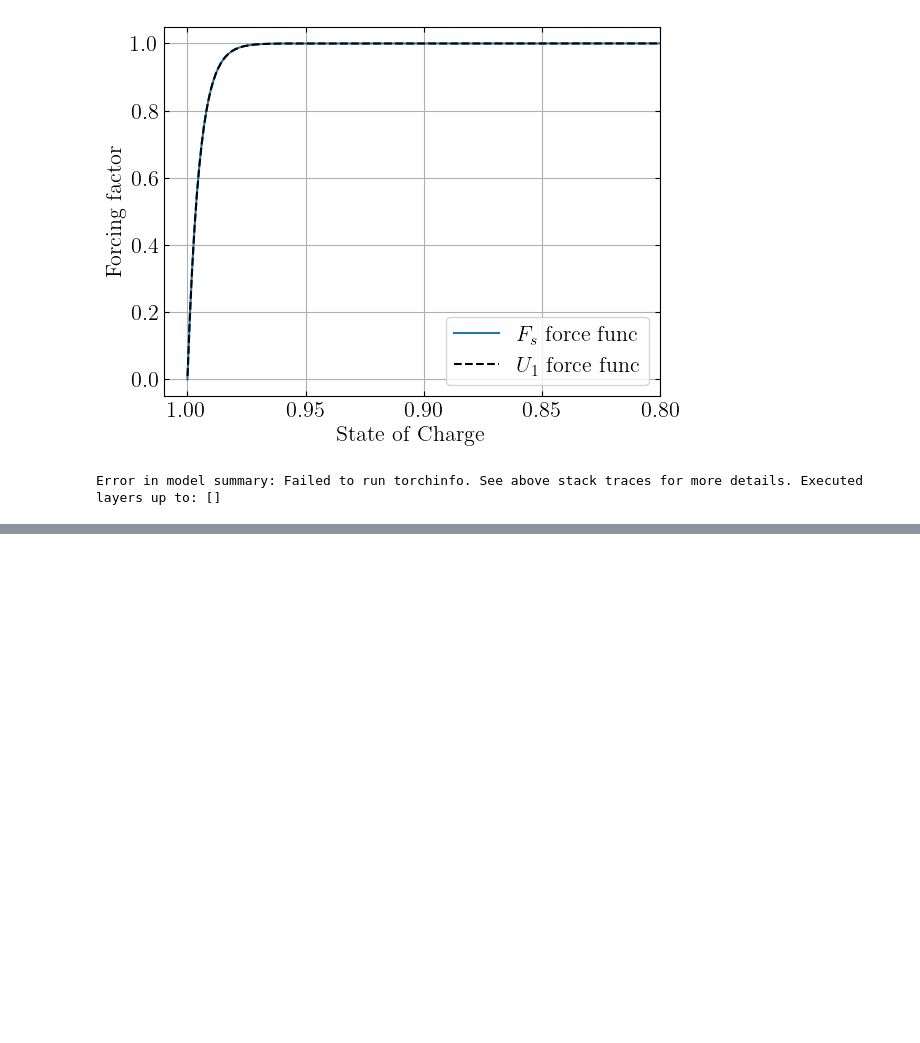
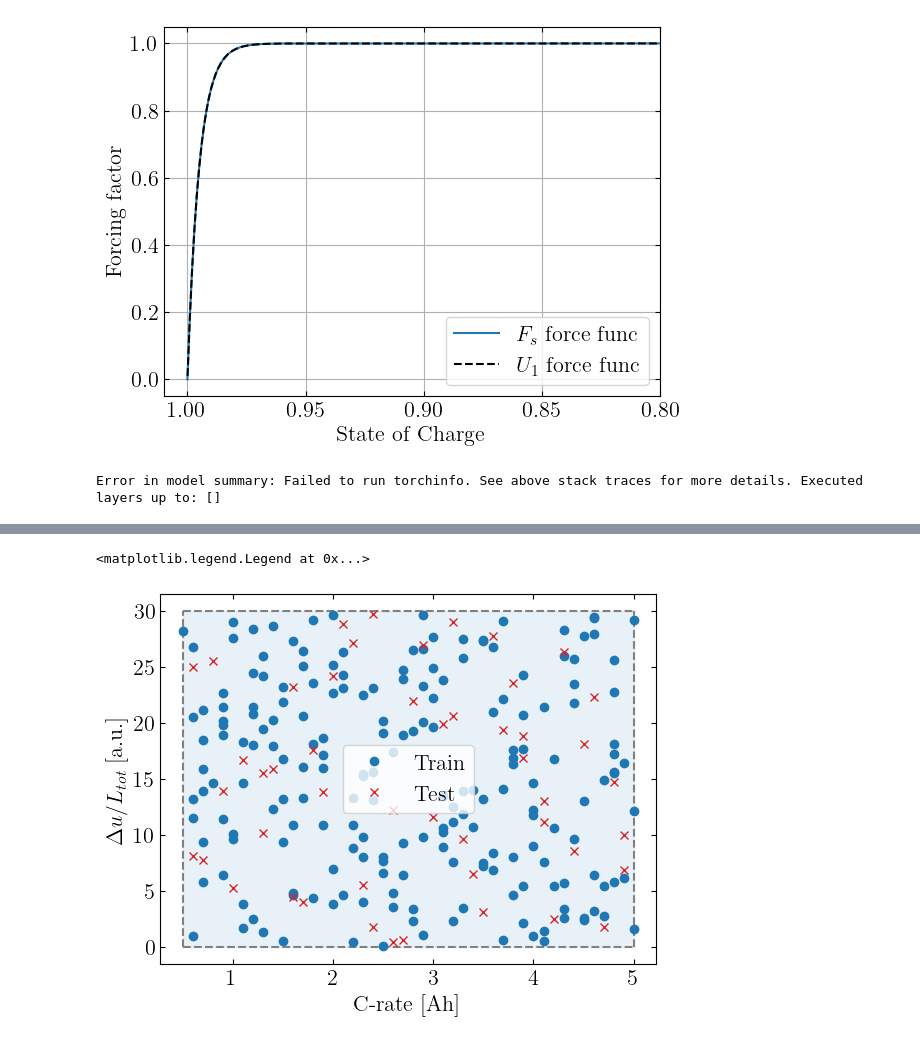
Before and after one commit to j-haralds/MSc_thesis, a Jupyter notebook: program/5_Multi/8_JH_multi.ipynb, the cells around one changed output, grey strips where cells are left out. Cells and saved outputs as stored; diff of their text form; code cells hidden in the pictures; blank space fills up the shorter version.

```diff
--- a/program/5_Multi/8_JH_multi.ipynb
+++ b/program/5_Multi/8_JH_multi.ipynb
@@ -511,0 +615,16 @@ plt.tight_layout()
+# %%
+u_C_pairs_test = data.loc[(data['t'] == 0) & (data['trajectory'] > int(0.8 * N_trajs)), ['u_par', 'C']]
+u_C_pairs_train = data.loc[(data['t'] == 0) & (data['trajectory'] <= int(0.8 * N_trajs)), ['u_par', 'C']]
+plt.xlabel('C-rate [Ah]')
+plt.ylabel(r'$\Delta u / L_{tot}$ [a.u.]')
+plt.vlines(0.5,0,30, color='gray', linestyle='--')
+plt.vlines(5,0,30, color='gray', linestyle='--')
+plt.hlines(0,0.5,5, color='gray', linestyle='--')
+plt.hlines(30,0.5,5, color='gray', linestyle='--')
+plt.fill_between([0.5, 5], 0, 30, color='tab:blue', alpha=0.1)
+plt.plot(u_C_pairs_train['C'], u_C_pairs_train['u_par'], 'o', label = 'Train', color = colors[0])
+plt.plot(u_C_pairs_test['C'], u_C_pairs_test['u_par'], 'x', label = 'Test', color = colors[1])
+plt.legend()
+# %% [output]
+<matplotlib.legend.Legend at 0x...>
+[figure, added]
```
Also changed, not shown: parts of 16 cells of this notebook, 29 other files.
